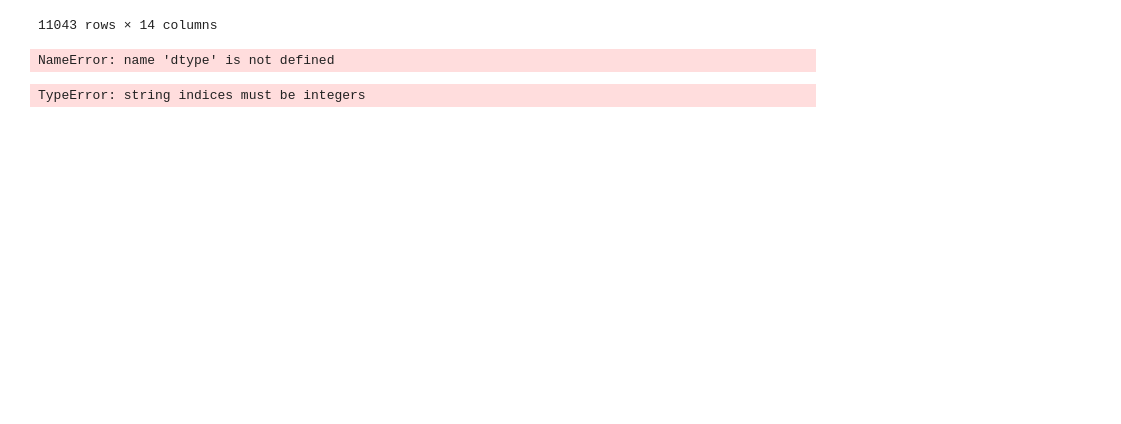
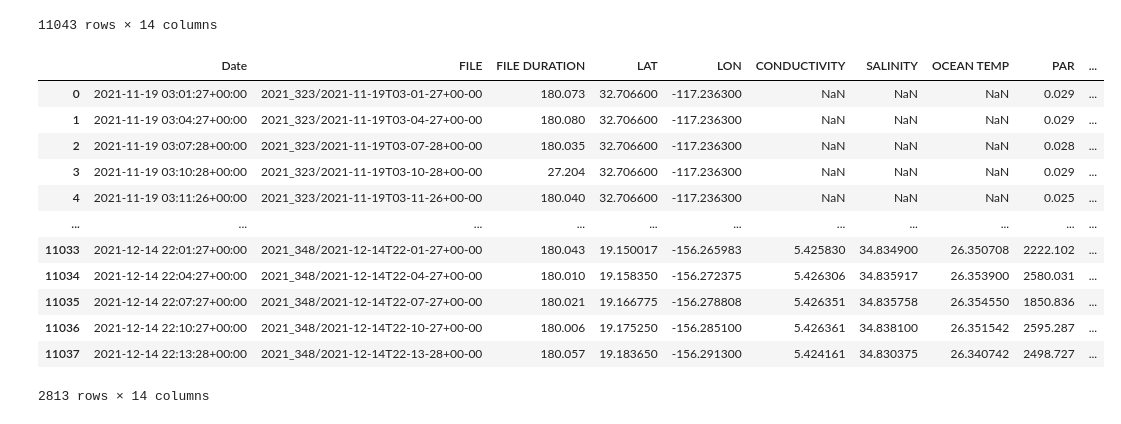
Before and after one commit to kpc02/SACNAS-2023-project, a Jupyter notebook: PAR_calib_python.ipynb, the cells around one changed output. Saved outputs shown, nothing was run; the diff lists cells and outputs as text; code cells hidden in the pictures; blank space fills up the shorter version.

```diff
--- a/PAR_calib_python.ipynb
+++ b/PAR_calib_python.ipynb
@@ -113,15 +111,30 @@ sfl
 | 11042 | 2021_348/2021-12-14T22-41-50+00-00 | 2021-12-14T22:41:50+00:00 | 115.520 | 19.262400 | -156.347714 | 5.422933 | 34.835986 | 26.321600 | 2188.116 | ... |
 11043 rows × 14 columns
 # %%
-# we want to change the date format from character to numeric datetime in UTC
+pd.to_datetime(sfl['DATE'])
+# this converts sfl date column from object type to datetime in UTC
 
+datetime_index = pd.DatetimeIndex(sfl.DATE.values).tz_convert('UTC')
+df2 = sfl.set_index(datetime_index).reset_index()
+df2.rename(columns={"index": "Date"}, inplace = True)
+df2.drop(columns = ['DATE'], inplace = True)
 
-## reason why we cant run this is cause sfl only contains 'TN397_130' and nothing else
-#utc_dt.strftime("%Y-%m-%d %H:%M:%S")
-#date_sfl = strftime.sfl["DATE"]
+#### trying to convert datetime64 to datetimeindex for groupby function to work
-# %% [output]
-NameError: name 'dtype' is not defined
-# %%
-par_sfl = 10**-6 *sfl['PAR']* 24 * 60 * 60
-# %% [output]
-TypeError: string indices must be integers
+# %%
+sfl_hourly = df2.groupby([pd.Grouper(key = 'Date', freq = 'H'), 'cruise']) # its not hourly, its still every 3 minutes WAH
+sfl_hourly.head()
+# goal here is to group cruise and date column and . agg mean par to get hourly par data
+# %% [output]
+|  | Date | FILE | FILE DURATION | LAT | LON | CONDUCTIVITY | SALINITY | OCEAN TEMP | PAR | ... |
+| 0 | 2021-11-19 03:01:27+00:00 | 2021_323/2021-11-19T03-01-27+00-00 | 180.073 | 32.706600 | -117.236300 | NaN | NaN | NaN | 0.029 | ... |
+| 1 | 2021-11-19 03:04:27+00:00 | 2021_323/2021-11-19T03-04-27+00-00 | 180.080 | 32.706600 | -117.236300 | NaN | NaN | NaN | 0.029 | ... |
+| 2 | 2021-11-19 03:07:28+00:00 | 2021_323/2021-11-19T03-07-28+00-00 | 180.035 | 32.706600 | -117.236300 | NaN | NaN | NaN | 0.028 | ... |
+| 3 | 2021-11-19 03:10:28+00:00 | 2021_323/2021-11-19T03-10-28+00-00 | 27.204 | 32.706600 | -117.236300 | NaN | NaN | NaN | 0.029 | ... |
+| 4 | 2021-11-19 03:11:26+00:00 | 2021_323/2021-11-19T03-11-26+00-00 | 180.040 | 32.706600 | -117.236300 | NaN | NaN | NaN | 0.025 | ... |
+| ... | ... | ... | ... | ... | ... | ... | ... | ... | ... | ... |
+| 11033 | 2021-12-14 22:01:27+00:00 | 2021_348/2021-12-14T22-01-27+00-00 | 180.043 | 19.150017 | -156.265983 | 5.425830 | 34.834900 | 26.350708 | 2222.102 | ... |
+| 11034 | 2021-12-14 22:04:27+00:00 | 2021_348/2021-12-14T22-04-27+00-00 | 180.010 | 19.158350 | -156.272375 | 5.426306 | 34.835917 | 26.353900 | 2580.031 | ... |
+| 11035 | 2021-12-14 22:07:27+00:00 | 2021_348/2021-12-14T22-07-27+00-00 | 180.021 | 19.166775 | -156.278808 | 5.426351 | 34.835758 | 26.354550 | 1850.836 | ... |
+| 11036 | 2021-12-14 22:10:27+00:00 | 2021_348/2021-12-14T22-10-27+00-00 | 180.006 | 19.175250 | -156.285100 | 5.426361 | 34.838100 | 26.351542 | 2595.287 | ... |
+| 11037 | 2021-12-14 22:13:28+00:00 | 2021_348/2021-12-14T22-13-28+00-00 | 180.057 | 19.183650 | -156.291300 | 5.424161 | 34.830375 | 26.340742 | 2498.727 | ... |
+2813 rows × 14 columns
```
Also changed, not shown: parts of 2 cells of this notebook, 1 other file.
